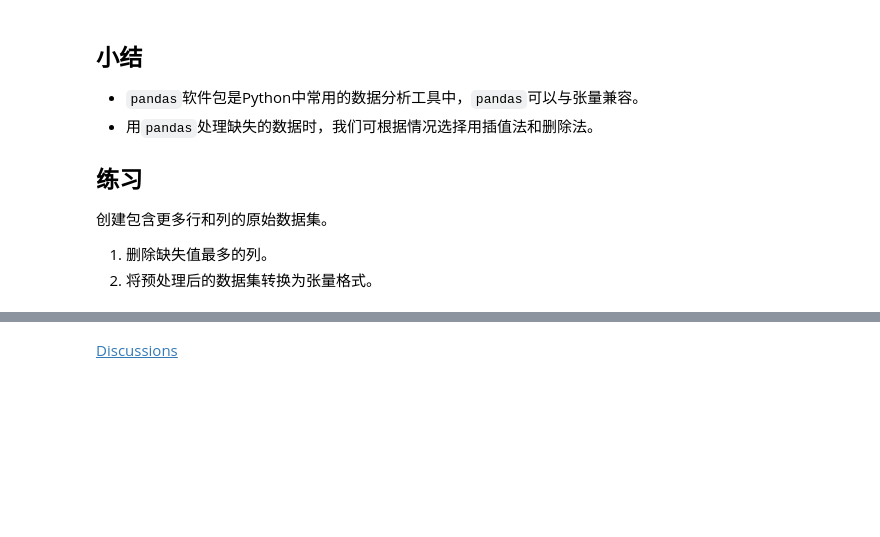
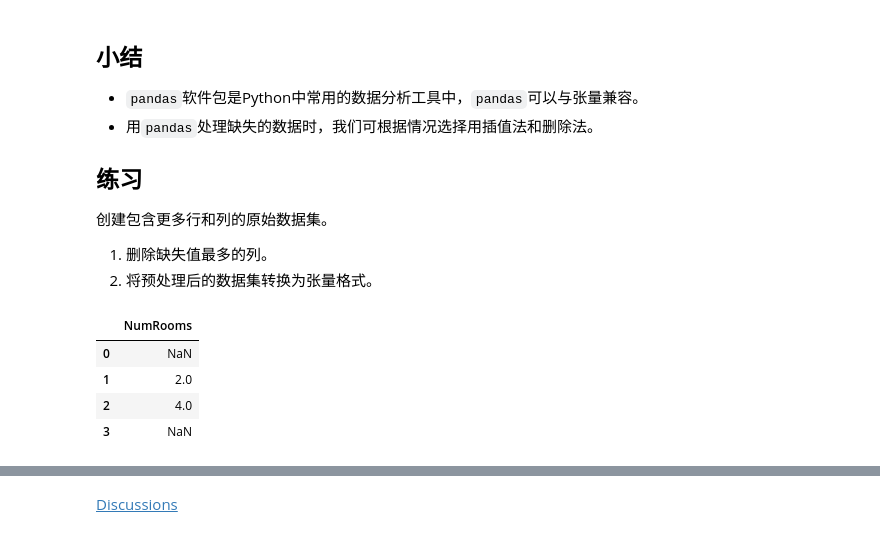
Before and after one commit to linseyicey/FightingCoder, a Jupyter notebook: chapter_preliminaries/pandas.ipynb, the cells around one changed output, grey strips where cells are left out. Drawn from its saved outputs; the diff is of its cells as text; code cells hidden in the pictures; blank space fills up the shorter version.

```diff
--- a/chapter_preliminaries/pandas.ipynb
+++ b/chapter_preliminaries/pandas.ipynb
@@ -76,6 +76,3 @@ inputs
 `pandas`可以自动将此列转换为两列“Alley_Pave”和“Alley_nan”。
 巷子类型为“Pave”的行会将“Alley_Pave”的值设置为1，“Alley_nan”的值设置为0。
 缺少巷子类型的行会将“Alley_Pave”和“Alley_nan”分别设置为0和1。
-# %%
-inputs = pd.get_dummies(inputs, dummy_na=True)
-print(inputs)
@@ -87,0 +79,3 @@ print(inputs)
+# %%
+inputs = pd.get_dummies(inputs,dummy_na=True,drop_first=False)
+print(inputs)
@@ -114,3 +114,15 @@ X, y
 
 1. 删除缺失值最多的列。
 2. 将预处理后的数据集转换为张量格式。
+# %%
+#按缺失最大删除
+missing_counts = inputs.isna().sum()
+max_missing_count = missing_counts.idxmax()
+inputs = inputs.drop(max_missing_count, axis=1)
+inputs
+# %% [output]
+|  | NumRooms |
+| 0 | NaN |
+| 1 | 2.0 |
+| 2 | 4.0 |
+| 3 | NaN |
```
Also changed, not shown: parts of 5 cells of this notebook.
